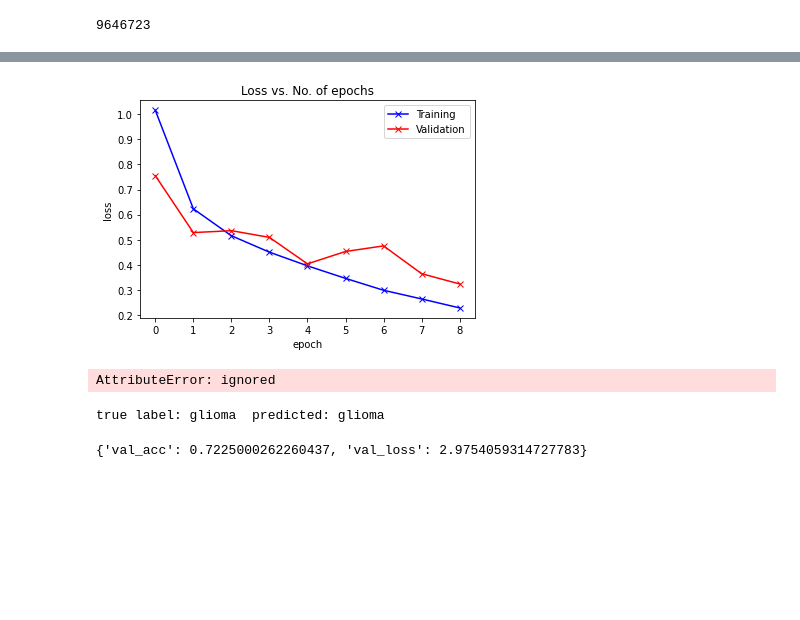
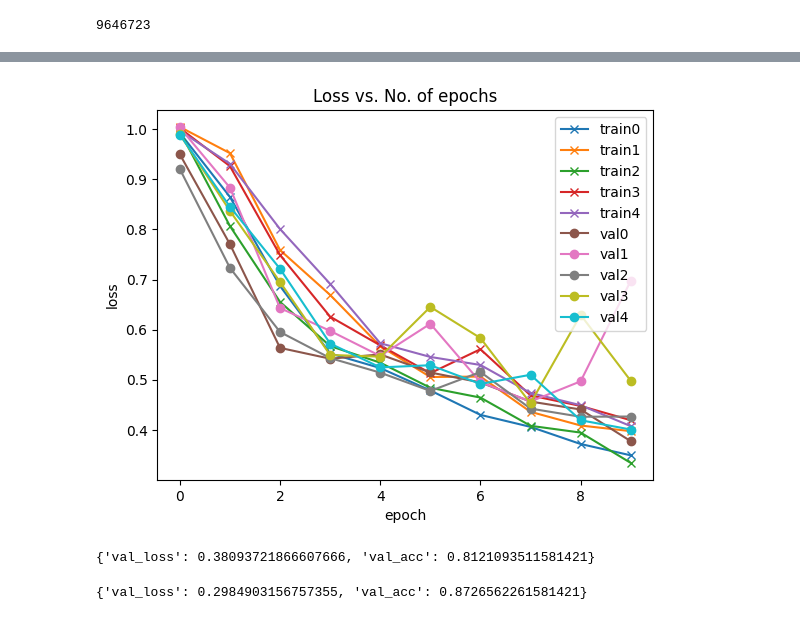
Before and after one commit to tianyulll/machineLearning, a Jupyter notebook: cancerCNNClassifier.ipynb, the cells around one changed output, grey strips where cells are left out. Cells and saved outputs as stored; diff of their text form; code cells hidden in the pictures; blank space fills up the shorter version.

```diff
--- a/cancerCNNClassifier.ipynb
+++ b/cancerCNNClassifier.ipynb
@@ -286,9 +408,0 @@ Epoch [8], train_loss: 0.1274, val_loss: 0.2446, val_acc: 0.8766
-# %%
-count = 0
-for i in crossval:
-  plot_accuracies(i,count)
-  count+=1
-ax = plt.gca()
-plt.legend()
-ax.set_ylim([0.5,1])
-plt.plot()
@@ -298,18 +411,29 @@ plt.plot()
 # %%
-def plot_accuracies(history):
-    accuracies = [x['val_acc'] for x in history]
-    plt.plot(accuracies, '-x')
+# Plotting utilities
+def plot_accuracies(multiHistory):
+    accuracies=[]
+    for history in multiHistory:
+      accuracies.append([x['val_acc'] for x in history])
+    print(accuracies)
+    for i,val in enumerate(accuracies):
+      plt.plot(val, '-x', label=str(i))
+    plt.legend()
     plt.xlabel('epoch')
     plt.ylabel('accuracy')
     plt.title('Accuracy vs. No. of epochs')
+    plt.plot()
 
 
-def plot_losses(history):
-    train_losses = [x.get('train_loss') for x in history]
-    val_losses = [x['val_loss'] for x in history]
-    plt.plot(train_losses, '-bx')
-    plt.plot(val_losses, '-rx')
+def plot_losses(multiHistory):
+    train_losses, val_losses = [], []
+    for history in multiHistory:
+      train_losses.append([x['train_loss'] for x in history])
+      val_losses.append([x['val_loss'] for x in history])
+    for i,val in enumerate(train_losses):
+      plt.plot(val, '-x', label="train"+str(i))
+    for i,val in enumerate(val_losses):
+      plt.plot(val, '-o', label="val"+str(i))
     plt.xlabel('epoch')
     plt.ylabel('loss')
-    plt.legend(['Training', 'Validation'])
+    plt.legend()
     plt.title('Loss vs. No. of epochs')
@@ -320,4 +445,4 @@ plot_accuracies(history)
 # %%
-plot_losses(history)
+plot_losses(crossval)
 # %% [output]
-[figure, old version]
+[figure, new version]
@@ -339,25 +456,13 @@ model2.load_state_dict(torch.load('10cnn.pth'))
-# %%
-#filter images with small size
-path = proj_dir+'/test/meningioma'
-for images in os.listdir(path):
-    img = Image.open(path+"/"+images)
-    if img.width != 512:
-        os.remove(path+"/"+images)
-# %% [output]
-AttributeError: ignored
-# %%
-#test on new data
-test_dataset = datasets.ImageFolder(proj_dir+'/test', transform=data_transform)
-im2, lb = test_dataset[0]
-
-print('true label:', dataset.classes[lb], ' predicted:', predict_image(im2, model))
-# %% [output]
-true label: glioma  predicted: glioma
-# %%
-#test on test dataset
-test_loader = DeviceDataLoader(DataLoader(test_dataset, 32), device)
-result = evaluate(model, test_loader)
-result
-# %% [output]
-{'val_acc': 0.7225000262260437, 'val_loss': 2.9754059314727783}
+# %%
+# Evaluate on test dataset
+test_dl = DeviceDataLoader(DataLoader(test_ds, 32), device)
+test_dl_result = evaluate(modelList[4], test_dl)
+test_dl_result
+# %% [output]
+{'val_loss': 0.38093721866607666, 'val_acc': 0.8121093511581421}
+# %%
+test_dl_result = evaluate(modelList[0], test_dl)
+test_dl_result
+# %% [output]
+{'val_loss': 0.2984903156757355, 'val_acc': 0.8726562261581421}
 # %%
```
Also changed, not shown: parts of 35 cells of this notebook, 1 other file.
